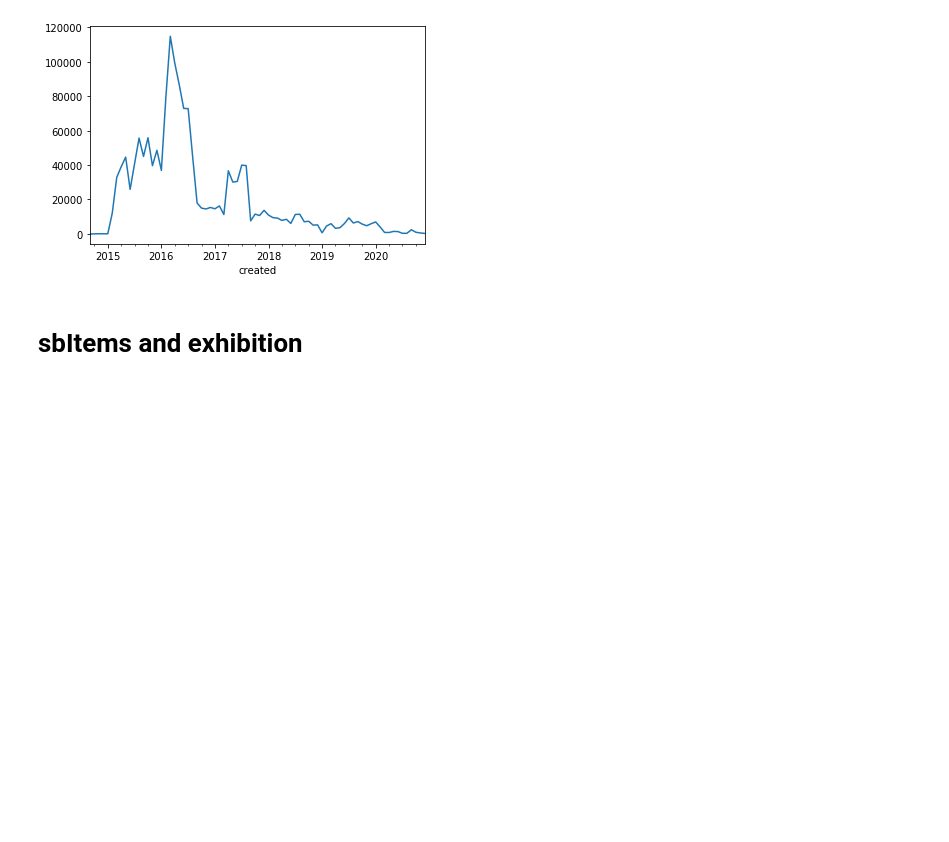
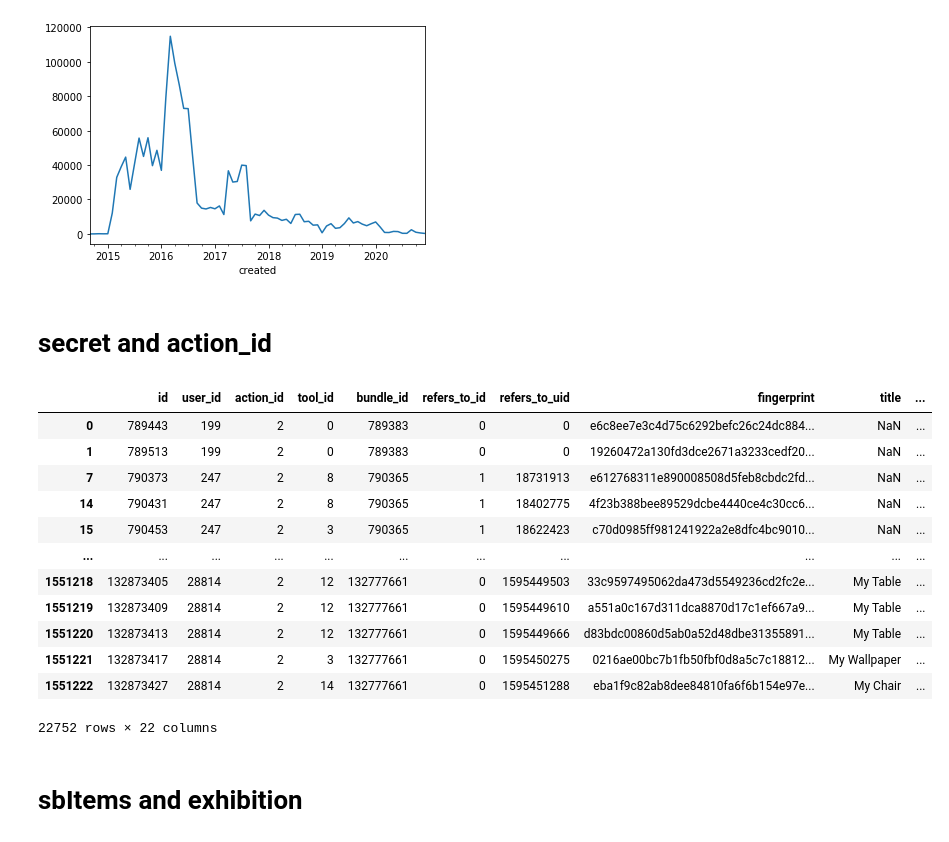
Before and after one commit to ShirinStar/Pen_Data_Dictionary, a Jupyter notebook: data/shoe box items overview.ipynb, the cells around one changed output. Drawn from its saved outputs; the diff is of its cells as text; code cells hidden in the pictures; blank space fills up the shorter version.

Commit message:
relation_items

```diff
--- a/data/shoe box items overview.ipynb
+++ b/data/shoe box items overview.ipynb
@@ -139,3 +139,5 @@ sbItems_by_month.plot()
 # %% [output]
 <matplotlib.axes._subplots.AxesSubplot at 0x...>
 [figure]
+# %% [markdown]
+# secret and action_id
@@ -142,3 +146,20 @@ sbItems_by_month.plot()
+# %%
+sbItems[sbItems['action_id'] == 2]
+#all action_id 2 have secret...
+# %% [output]
+|  | id | user_id | action_id | tool_id | bundle_id | refers_to_id | refers_to_uid | fingerprint | title | ... |
+| 0 | 789443 | 199 | 2 | 0 | 789383 | 0 | 0 | e6c8ee7e3c4d75c6292befc26c24dc884... | NaN | ... |
+| 1 | 789513 | 199 | 2 | 0 | 789383 | 0 | 0 | 19260472a130fd3dce2671a3233cedf20... | NaN | ... |
+| 7 | 790373 | 247 | 2 | 8 | 790365 | 1 | 18731913 | e612768311e890008508d5feb8cbdc2fd... | NaN | ... |
+| 14 | 790431 | 247 | 2 | 8 | 790365 | 1 | 18402775 | 4f23b388bee89529dcbe4440ce4c30cc6... | NaN | ... |
+| 15 | 790453 | 247 | 2 | 3 | 790365 | 1 | 18622423 | c70d0985ff981241922a2e8dfc4bc9010... | NaN | ... |
+| ... | ... | ... | ... | ... | ... | ... | ... | ... | ... | ... |
+| 1551218 | 132873405 | 28814 | 2 | 12 | 132777661 | 0 | 1595449503 | 33c9597495062da473d5549236cd2fc2e... | My Table | ... |
+| 1551219 | 132873409 | 28814 | 2 | 12 | 132777661 | 0 | 1595449610 | a551a0c167d311dca8870d17c1ef667a9... | My Table | ... |
+| 1551220 | 132873413 | 28814 | 2 | 12 | 132777661 | 0 | 1595449666 | d83bdc00860d5ab0a52d48dbe31355891... | My Table | ... |
+| 1551221 | 132873417 | 28814 | 2 | 3 | 132777661 | 0 | 1595450275 | 0216ae00bc7b1fb50fbf0d8a5c7c18812... | My Wallpaper | ... |
+| 1551222 | 132873427 | 28814 | 2 | 14 | 132777661 | 0 | 1595451288 | eba1f9c82ab8dee84810fa6f6b154e97e... | My Chair | ... |
+22752 rows × 22 columns
 # %% [markdown]
 # sbItems and exhibition
 # %%
```
Also changed, not shown: parts of 9 cells of this notebook, 21 other files.
